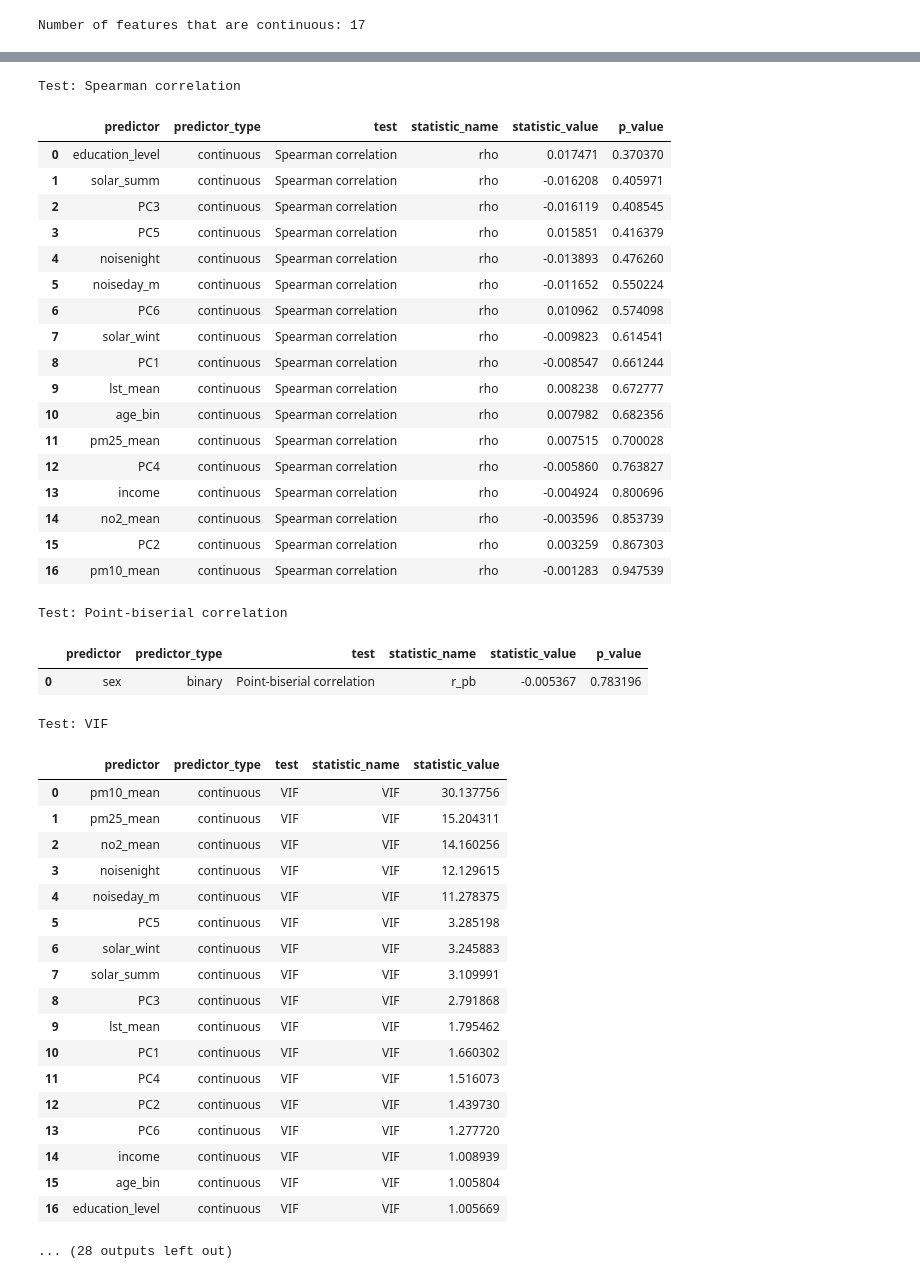
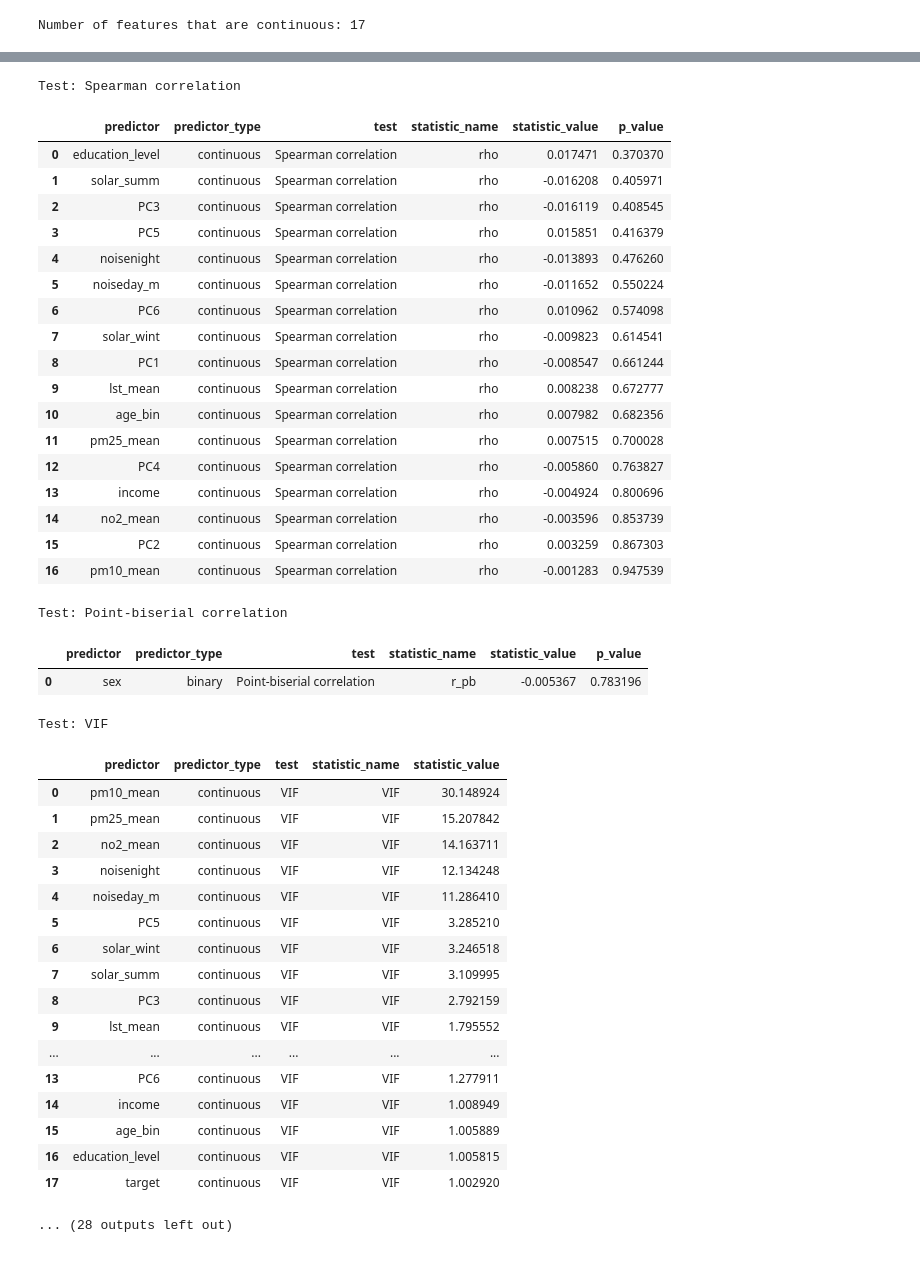
Before and after one commit to MauroPello/ENAC-ML4Science_LIPID, a Jupyter notebook: main.ipynb, the cells around one changed output, grey strips where cells are left out. Cells and saved outputs as stored; diff of their text form; code cells hidden in the pictures.

```diff
--- a/main.ipynb
+++ b/main.ipynb
@@ -311,32 +309,31 @@ Compute association statistics on categorical features before one hot encoding t
+# %%
+all_feature_types = {}
+for column in df.columns:
+    if column in ALL_CONTINUOUS_FEATURES:
+        all_feature_types[column] = "continuous"
+    elif column in ALL_CATEGORICAL_FEATURES:
+        all_feature_types[column] = "categorical"
+    elif column in ALL_BINARY_FEATURES:
+        all_feature_types[column] = "binary"
+    else:
+        non_null_values = df[column].dropna()
+        if not non_null_values.empty and non_null_values.isin([0, 1]).all():
+            all_feature_types[column] = "binary"
+        else:
+            all_feature_types[column] = "continuous"
 # %%
 datasets = {
-    "mental_health": aggregate_health_targets(df, target_feature="mental_health"),
-    "cardiovascular": aggregate_health_targets(df, target_feature="cardiovascular"),
-    "sleep_disorder": aggregate_health_targets(df, target_feature="sleep_disorder"),
-    "respiratory": aggregate_health_targets(df, target_feature="respiratory"),
+    "mental_health": aggregate_health_targets(df, target_feature="mental_health", feature_types=all_feature_types),
+    "cardiovascular": aggregate_health_targets(df, target_feature="cardiovascular", feature_types=all_feature_types),
+    "sleep_disorder": aggregate_health_targets(df, target_feature="sleep_disorder", feature_types=all_feature_types),
+    "respiratory": aggregate_health_targets(df, target_feature="respiratory", feature_types=all_feature_types),
 }
-
-feature_types = {}
-for column in df.columns:
-    if column in ALL_CONTINUOUS_FEATURES:
-        feature_types[column] = "continuous"
-    elif column in ALL_CATEGORICAL_FEATURES:
-        feature_types[column] = "categorical"
-    elif column in ALL_BINARY_FEATURES:
-        feature_types[column] = "binary"
-    else:
-        non_null_values = df[column].dropna()
-        if not non_null_values.empty and non_null_values.isin([0, 1]).all():
-            feature_types[column] = "binary"
-        else:
-            feature_types[column] = "continuous"
-
 
 for name, dataset_with_info in datasets.items():
     print(f"\n=== Analyzing target type: {name} ===")
 
     dataset = dataset_with_info["data"]
-    feature_types["target"] = dataset_with_info["target_type"]
+    feature_types = dataset_with_info["feature_types"]
 
     categorical_association_df = compute_categorical_associations(
         dataset,
@@ -359,15 +356,16 @@ for name, dataset_with_info in datasets.items():
         print(dropped_categorical_features)
 
         dataset = dataset.drop(columns=dropped_categorical_features)
+        feature_types = {feature: type for feature, type in feature_types.items() if feature not in dropped_categorical_features}
 
     # one hot encoding of categorical features after having computed some statistics on it
-    dataset, new_feature_types = ohe_features(dataset, feature_types)
+    dataset, feature_types = ohe_features(dataset, feature_types)
 
     # compute all association statistics
     association_df, vif_df = compute_associations(
         dataset,
         "target",
-        new_feature_types,
+        feature_types,
     )
 
     # p-value filter: keep predictors that have at least one significant test
@@ -387,14 +385,17 @@ for name, dataset_with_info in datasets.items():
 
     dropped_features = [feature for feature in dataset.columns if feature not in feature_names_to_keep and feature != "target"]
     dataset = dataset.drop(columns=dropped_features)
+    feature_types = {feature: type for feature, type in feature_types.items() if feature not in dropped_features}
 
     print("Selected features:")
     print(feature_names_to_keep)
     print("Dropped features:")
     print(dropped_features)
+    print()
 
     # Save changes to dataset
     datasets[name]["data"] = dataset
+    datasets[name]["feature_types"] = feature_types
 
     for test_name, subset in association_df.groupby("test", sort=False):
         print(f"\nTest: {test_name}")
@@ -402,6 +403,4 @@ for name, dataset_with_info in datasets.items():
 
     print(f"\nTest: VIF")
     display(vif_df.drop(columns=["p_value"], errors="ignore").reset_index(drop=True))
-
-feature_types = new_feature_types
 # %% [output]
@@ -456,50 +459,49 @@ Test: Pearson correlation
 | 11 | noisenight | continuous | Pearson correlation | r | -0.004855 | 0.803430 |
 | 12 | lst_mean | continuous | Pearson correlation | r | 0.004376 | 0.822487 |
 | 13 | income | continuous | Pearson correlation | r | -0.003141 | 0.872046 |
 | 14 | pm25_mean | continuous | Pearson correlation | r | 0.001291 | 0.947209 |
 | 15 | PC2 | continuous | Pearson correlation | r | 0.001031 | 0.957842 |
 | 16 | pm10_mean | continuous | Pearson correlation | r | -0.000305 | 0.987543 |
 Test: Spearman correlation
 |  | predictor | predictor_type | test | statistic_name | statistic_value | p_value |
 | 0 | education_level | continuous | Spearman correlation | rho | 0.017471 | 0.370370 |
 | 1 | solar_summ | continuous | Spearman correlation | rho | -0.016208 | 0.405971 |
 | 2 | PC3 | continuous | Spearman correlation | rho | -0.016119 | 0.408545 |
 | 3 | PC5 | continuous | Spearman correlation | rho | 0.015851 | 0.416379 |
 | 4 | noisenight | continuous | Spearman correlation | rho | -0.013893 | 0.476260 |
 | 5 | noiseday_m | continuous | Spearman correlation | rho | -0.011652 | 0.550224 |
 | 6 | PC6 | continuous | Spearman correlation | rho | 0.010962 | 0.574098 |
 | 7 | solar_wint | continuous | Spearman correlation | rho | -0.009823 | 0.614541 |
 | 8 | PC1 | continuous | Spearman correlation | rho | -0.008547 | 0.661244 |
 | 9 | lst_mean | continuous | Spearman correlation | rho | 0.008238 | 0.672777 |
 | 10 | age_bin | continuous | Spearman correlation | rho | 0.007982 | 0.682356 |
 | 11 | pm25_mean | continuous | Spearman correlation | rho | 0.007515 | 0.700028 |
 | 12 | PC4 | continuous | Spearman correlation | rho | -0.005860 | 0.763827 |
 | 13 | income | continuous | Spearman correlation | rho | -0.004924 | 0.800696 |
 | 14 | no2_mean | continuous | Spearman correlation | rho | -0.003596 | 0.853739 |
 | 15 | PC2 | continuous | Spearman correlation | rho | 0.003259 | 0.867303 |
 | 16 | pm10_mean | continuous | Spearman correlation | rho | -0.001283 | 0.947539 |
 Test: Point-biserial correlation
 |  | predictor | predictor_type | test | statistic_name | statistic_value | p_value |
 | 0 | sex | binary | Point-biserial correlation | r_pb | -0.005367 | 0.783196 |
 Test: VIF
 |  | predictor | predictor_type | test | statistic_name | statistic_value |
-| 0 | pm10_mean | continuous | VIF | VIF | 30.137756 |
-| 1 | pm25_mean | continuous | VIF | VIF | 15.204311 |
-| 2 | no2_mean | continuous | VIF | VIF | 14.160256 |
-| 3 | noisenight | continuous | VIF | VIF | 12.129615 |
-| 4 | noiseday_m | continuous | VIF | VIF | 11.278375 |
-| 5 | PC5 | continuous | VIF | VIF | 3.285198 |
-| 6 | solar_wint | continuous | VIF | VIF | 3.245883 |
-| 7 | solar_summ | continuous | VIF | VIF | 3.109991 |
-| 8 | PC3 | continuous | VIF | VIF | 2.791868 |
-| 9 | lst_mean | continuous | VIF | VIF | 1.795462 |
-| 10 | PC1 | continuous | VIF | VIF | 1.660302 |
-| 11 | PC4 | continuous | VIF | VIF | 1.516073 |
-| 12 | PC2 | continuous | VIF | VIF | 1.439730 |
-| 13 | PC6 | continuous | VIF | VIF | 1.277720 |
-| 14 | income | continuous | VIF | VIF | 1.008939 |
-| 15 | age_bin | continuous | VIF | VIF | 1.005804 |
-| 16 | education_level | continuous | VIF | VIF | 1.005669 |
+| 0 | pm10_mean | continuous | VIF | VIF | 30.148924 |
+| 1 | pm25_mean | continuous | VIF | VIF | 15.207842 |
+| 2 | no2_mean | continuous | VIF | VIF | 14.163711 |
+| 3 | noisenight | continuous | VIF | VIF | 12.134248 |
+| 4 | noiseday_m | continuous | VIF | VIF | 11.286410 |
+| 5 | PC5 | continuous | VIF | VIF | 3.285210 |
+| 6 | solar_wint | continuous | VIF | VIF | 3.246518 |
+| 7 | solar_summ | continuous | VIF | VIF | 3.109995 |
+| 8 | PC3 | continuous | VIF | VIF | 2.792159 |
+| 9 | lst_mean | continuous | VIF | VIF | 1.795552 |
+| ... | ... | ... | ... | ... | ... |
+| 13 | PC6 | continuous | VIF | VIF | 1.277911 |
+| 14 | income | continuous | VIF | VIF | 1.008949 |
+| 15 | age_bin | continuous | VIF | VIF | 1.005889 |
+| 16 | education_level | continuous | VIF | VIF | 1.005815 |
+| 17 | target | continuous | VIF | VIF | 1.002920 |
 ... (28 outputs left out)
 # %%
 import pandas as pd
```
Also changed, not shown: parts of 3 cells of this notebook, 7 other files.
